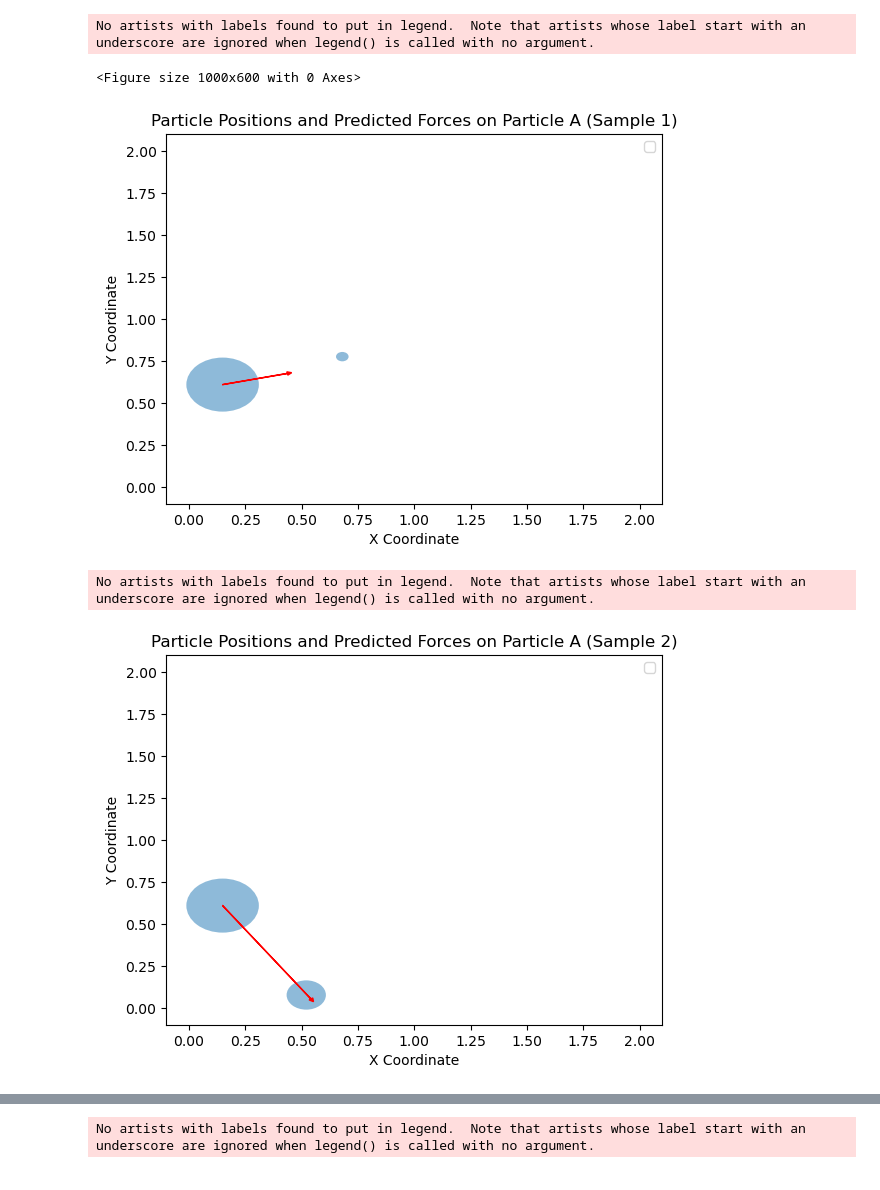
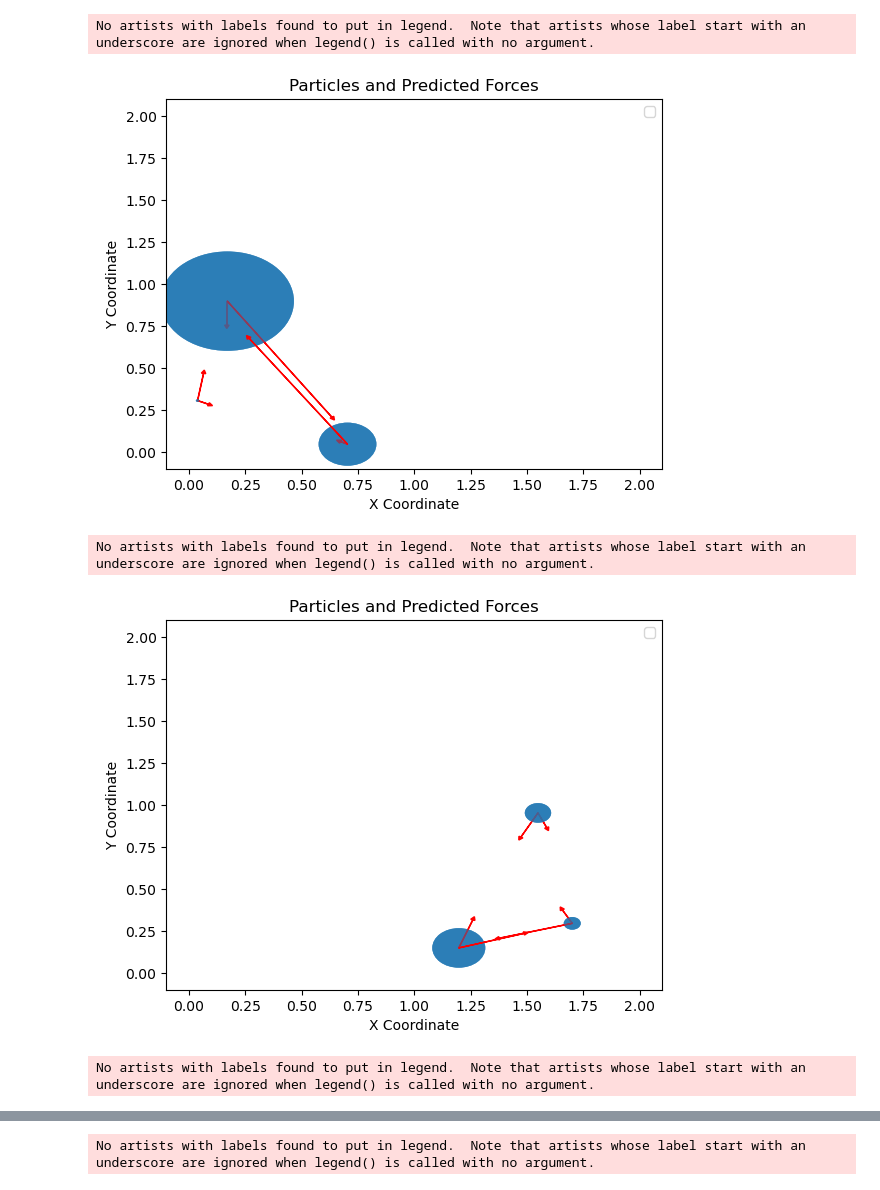
Before and after one commit to PolG24/TFG, a Jupyter notebook: gravity/data_generation.ipynb, the cells around one changed output, grey strips where cells are left out. Drawn from its saved outputs; the diff is of its cells as text; code cells hidden in the pictures.

```diff
--- a/gravity/data_generation.ipynb
+++ b/gravity/data_generation.ipynb
@@ -526,52 +526,53 @@ input_data = np.vstack(input_data)
 predicted_forces = np.vstack([tensor.cpu().detach().numpy() for tensor in predicted_forces])
 # %%
 # Sample input data and predicted forces from the provided examples
-input_data_sample = input_data[:6]  # Extracting the first 6 samples
-predicted_forces_sample = predicted_forces[:6]  # Extracting the first 6 predicted forces
+n_samples = 120
+input_data_sample = input_data[:n_samples]  # Extracting the first n_samples samples
+predicted_forces_sample = predicted_forces[:n_samples]  # Extracting the first n_samples predicted forces
 
-plt.figure(figsize=(10, 6))
 
-# Loop over the examples to plot each one
-for i in range(len(input_data_sample)):
+for k in range(0, len(input_data_sample), 6):
     # Create a new figure for each plot
     plt.figure()
 
-    # Set plot limits
-    plt.xlim(-0.1, 2.1)
-    plt.ylim(-0.1, 2.1)
+    for i in range(k, k + 6):
 
-    # Extract particle data
-    x1, y1, mass1, x2, y2, mass2 = input_data_sample[i]
-    Fx, Fy = predicted_forces_sample[i]
+        # Set plot limits
+        plt.xlim(-0.1, 2.1)
+        plt.ylim(-0.1, 2.1)
 
-    # Calculate the magnitude of the force
-    force_magnitude = np.sqrt(Fx**2 + Fy**2)
+        # Extract particle data
+        x1, y1, mass1, x2, y2, mass2 = input_data_sample[i]
+        Fx, Fy = predicted_forces_sample[i]
+
+        # Calculate the magnitude of the force
+        force_magnitude = np.sqrt(Fx**2 + Fy**2)
 
 
-    # Plot particles as a circles
-    radius = mass1 / 20
-    circle = plt.Circle((x1, y1), radius=radius, fill=True, alpha=0.5)
-    plt.gca().add_artist(circle)
-    radius = mass2 / 20
-    circle = plt.Circle((x2, y2), radius=radius, fill=True, alpha=0.5)
-    plt.gca().add_artist(circle)
+        # Plot particles as a circles
+        radius = mass1 / 20
+        circle = plt.Circle((x1, y1), radius=radius, fill=True, alpha=0.5)
+        plt.gca().add_artist(circle)
+        radius = mass2 / 20
+        circle = plt.Circle((x2, y2), radius=radius, fill=True, alpha=0.5)
+        plt.gca().add_artist(circle)
 
-    # Scale down the force arrow for visibility
-    scale_factor = 0.1  # Adjust this value to change the arrow size
+        # Scale down the force arrow for visibility
+        scale_factor = 0.1  # Adjust this value to change the arrow size
 
-    # Draw force vector on Particle A (scaled down)
-    plt.arrow(x1, y1, Fx / 20, Fy / 20,
-              head_width=0.02, head_length=0.02, fc='r', ec='r')
+        # Draw force vector on Particle A (scaled down)
+        plt.arrow(x1, y1, Fx / 20, Fy / 20,
+                head_width=0.02, head_length=0.02, fc='r', ec='r')
 
     # Set plot properties
     plt.xlabel('X Coordinate')
     plt.ylabel('Y Coordinate')
-    plt.title(f'Particle Positions and Predicted Forces on Particle A (Sample {i+1})')
+    plt.title(f'Particles and Predicted Forces')
     plt.legend()
     plt.show()
 # %% [output]
 No artists with labels found to put in legend.  Note that artists whose label start with an underscore are ignored when legend() is called with no argument.
+[figure, new version]
-<Figure size 1000x600 with 0 Axes>
+No artists with labels found to put in legend.  Note that artists whose label start with an underscore are ignored when legend() is called with no argument.
-[figure, old version]
+[figure, new version]
 No artists with labels found to put in legend.  Note that artists whose label start with an underscore are ignored when legend() is called with no argument.
-[figure, old version]
```
Also changed, not shown: parts of 8 cells of this notebook.
